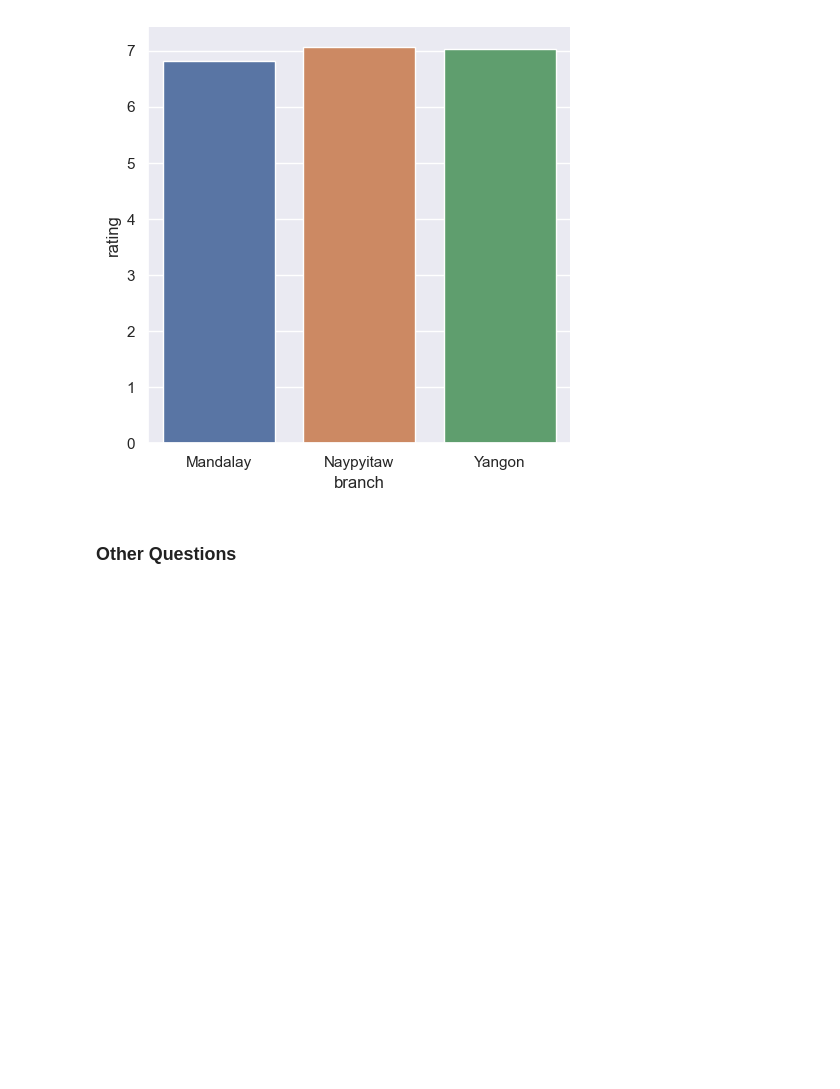
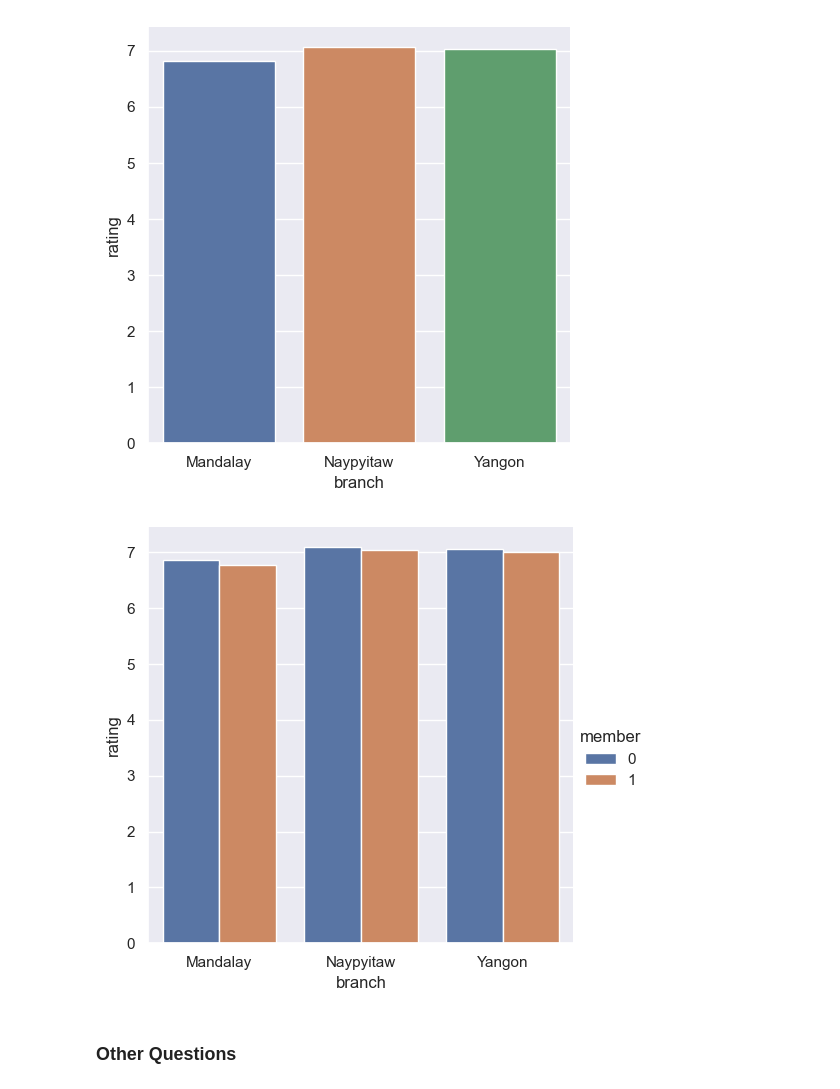
Before and after one commit to zdravoj/data-science-foundations, a Jupyter notebook: Supermarket_Sales/Supermarket_sales_analysis.ipynb, the cells around one changed output. Drawn from its saved outputs; the diff is of its cells as text; code cells hidden in the pictures; blank space fills up the shorter version.

```diff
--- a/Supermarket_Sales/Supermarket_sales_analysis.ipynb
+++ b/Supermarket_Sales/Supermarket_sales_analysis.ipynb
@@ -433,6 +461,23 @@ sns.catplot(
 );
 # %% [output]
 [figure]
+# %%
+avg_member_rating_by_branch = supermarket_data.pivot_table(
+    values= 'rating',
+    columns= ['member', 'branch'],
+    aggfunc= 'mean'
+).melt().rename(columns={'value': 'rating'})
+# %%
+# average member vs non-member rating by branch
+sns.catplot(
+    data= avg_member_rating_by_branch,
+    x= 'branch',
+    y= 'rating',
+    hue= 'member',
+    kind= 'bar'
+);
+# %% [output]
+[figure, added]
 # %% [markdown]
 ### Other Questions
 # %%
```
Also changed, not shown: parts of 30 cells of this notebook.
